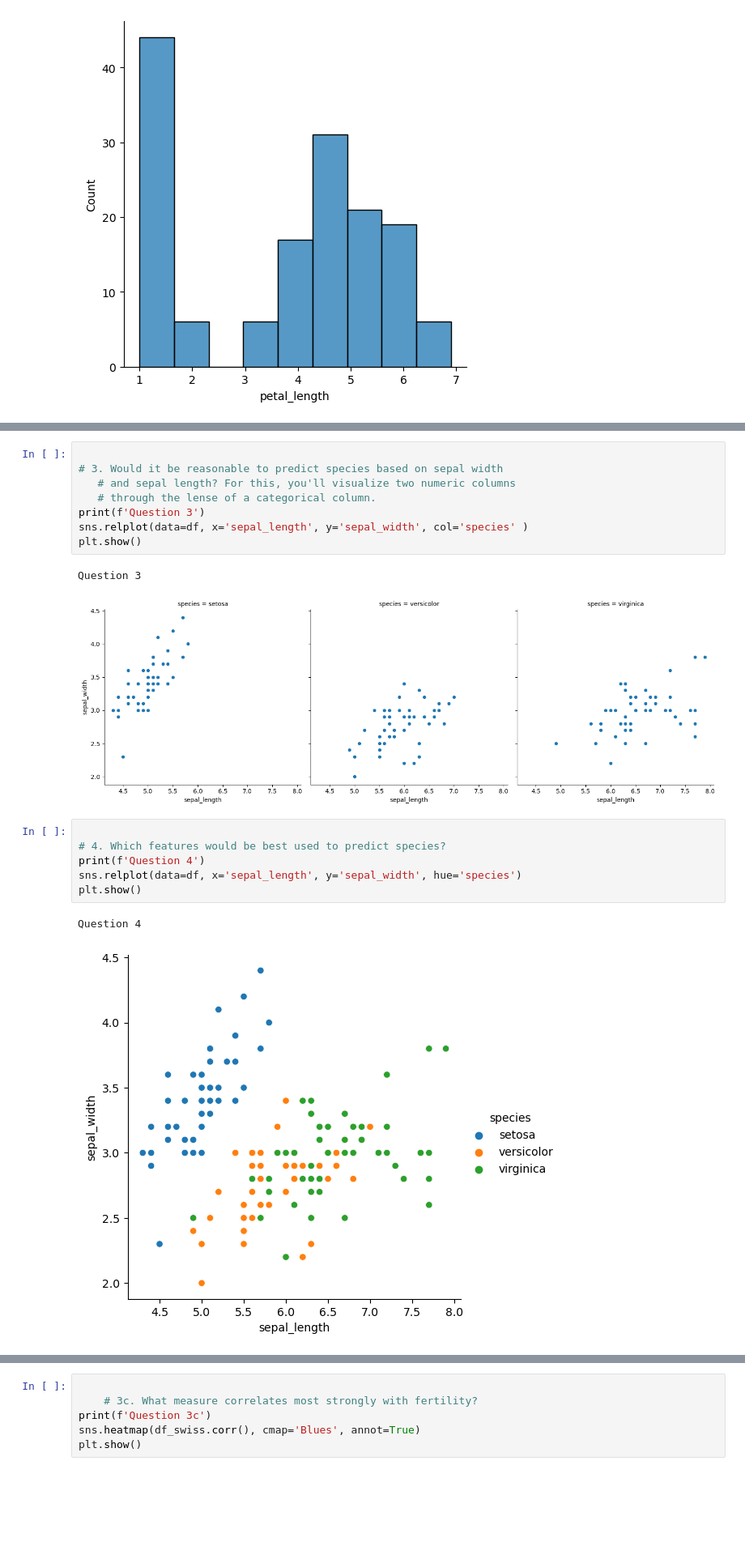
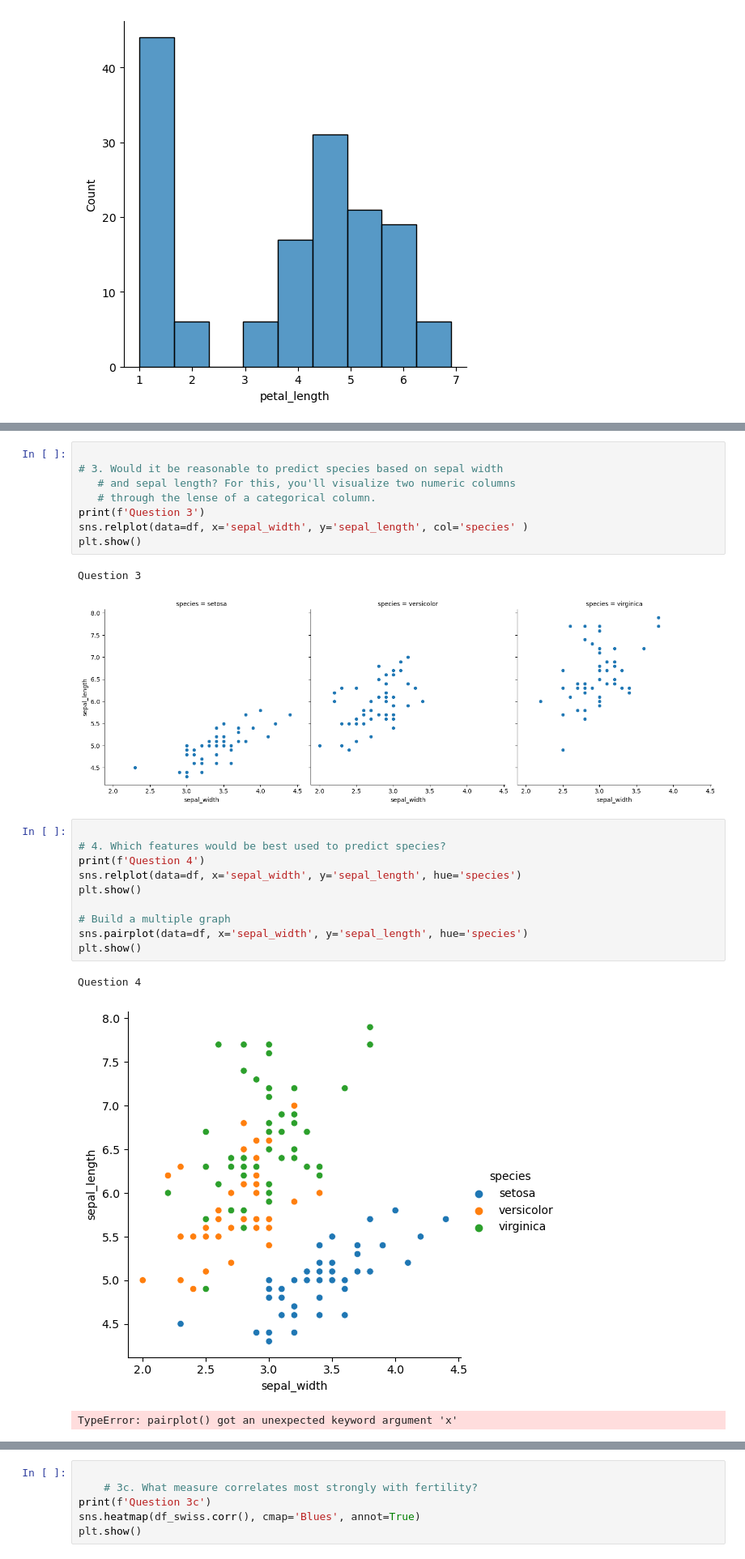
Before and after one commit to rosendo-lugo/numpy-pandas-visualization-exercises, a Jupyter notebook: seaborn_exercises.ipynb, the cells around one changed output, grey strips where cells are left out. Shown: that part at 81% size. Drawn from its saved outputs; the diff is of its cells as text; blank space fills up the shorter version.

```diff
--- a/seaborn_exercises.ipynb
+++ b/seaborn_exercises.ipynb
@@ -76,20 +76,25 @@ Question 2
    # and sepal length? For this, you'll visualize two numeric columns
    # through the lense of a categorical column.
 print(f'Question 3')
-sns.relplot(data=df, x='sepal_length', y='sepal_width', col='species' )
+sns.relplot(data=df, x='sepal_width', y='sepal_length', col='species' )
 plt.show()
 # %% [output]
 Question 3
-[figure, old version]
+[figure, new version]
 # %%
 
 # 4. Which features would be best used to predict species?
 print(f'Question 4')
-sns.relplot(data=df, x='sepal_length', y='sepal_width', hue='species')
+sns.relplot(data=df, x='sepal_width', y='sepal_length', hue='species')
 plt.show()
+
+# Build a multiple graph
+sns.pairplot(data=df, x='sepal_width', y='sepal_length', hue='species')
+plt.show()
 # %% [output]
 Question 4
-[figure, old version]
+[figure, new version]
+TypeError: pairplot() got an unexpected keyword argument 'x'
 # %%
 
 # 1. Load the anscombe dataset from seaborn.
```
Also changed, not shown: parts of 11 cells of this notebook, 2 other files.
